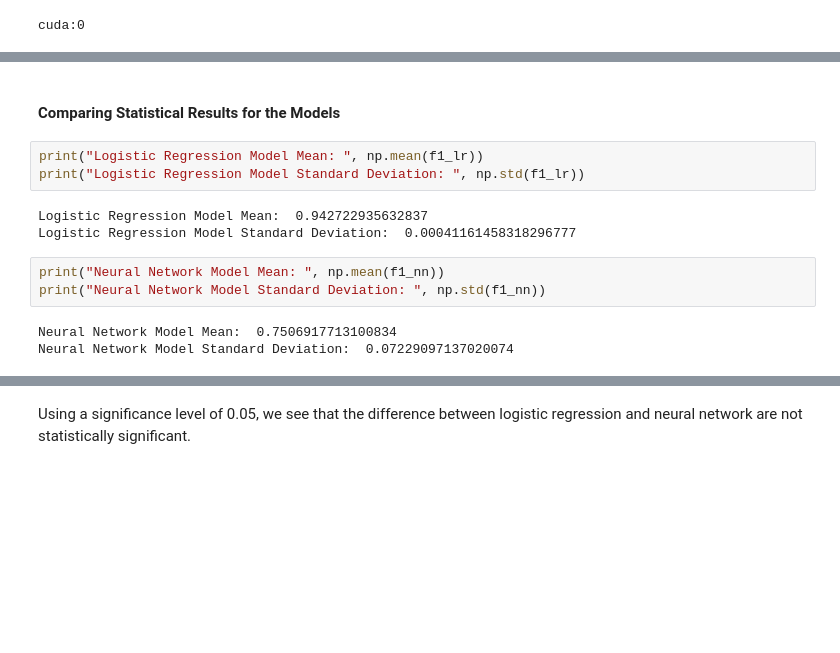
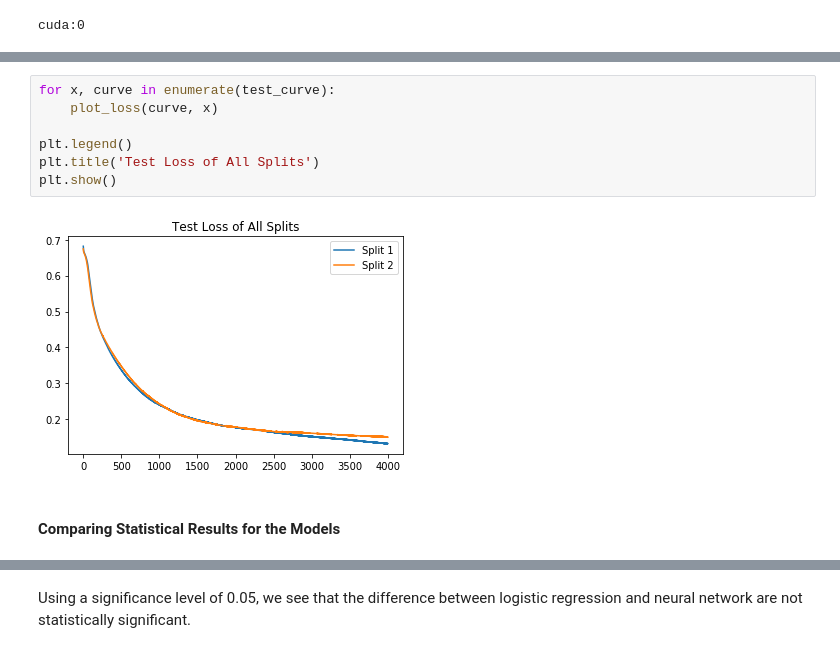
Before and after one commit to StallionsProject/SepsisPrediction, a Jupyter notebook: Jupyter Notebooks/FFNN2-PyTorch.ipynb, the cells around one changed output, grey strips where cells are left out. Cells and saved outputs as stored; diff of their text form; blank space fills up the shorter version.

```diff
--- a/Jupyter Notebooks/FFNN2-PyTorch.ipynb
+++ b/Jupyter Notebooks/FFNN2-PyTorch.ipynb
@@ -162,14 +248,11 @@ for train_index, test_index in kf.split(x):
+# %%
+for x, curve in enumerate(test_curve):
+    plot_loss(curve, x)
+
+plt.legend()
+plt.title('Test Loss of All Splits')
+plt.show()
+# %% [output]
+[figure, added]
 # %% [markdown]
 #### Comparing Statistical Results for the Models
-# %%
-print("Logistic Regression Model Mean: ", np.mean(f1_lr))
-print("Logistic Regression Model Standard Deviation: ", np.std(f1_lr))
-# %% [output]
-Logistic Regression Model Mean:  0.942722935632837
-Logistic Regression Model Standard Deviation:  0.00041161458318296777
-# %%
-print("Neural Network Model Mean: ", np.mean(f1_nn))
-print("Neural Network Model Standard Deviation: ", np.std(f1_nn))
-# %% [output]
-Neural Network Model Mean:  0.7506917713100834
-Neural Network Model Standard Deviation:  0.07229097137020074
```
Also changed, not shown: parts of 10 cells of this notebook, 1 other file.
